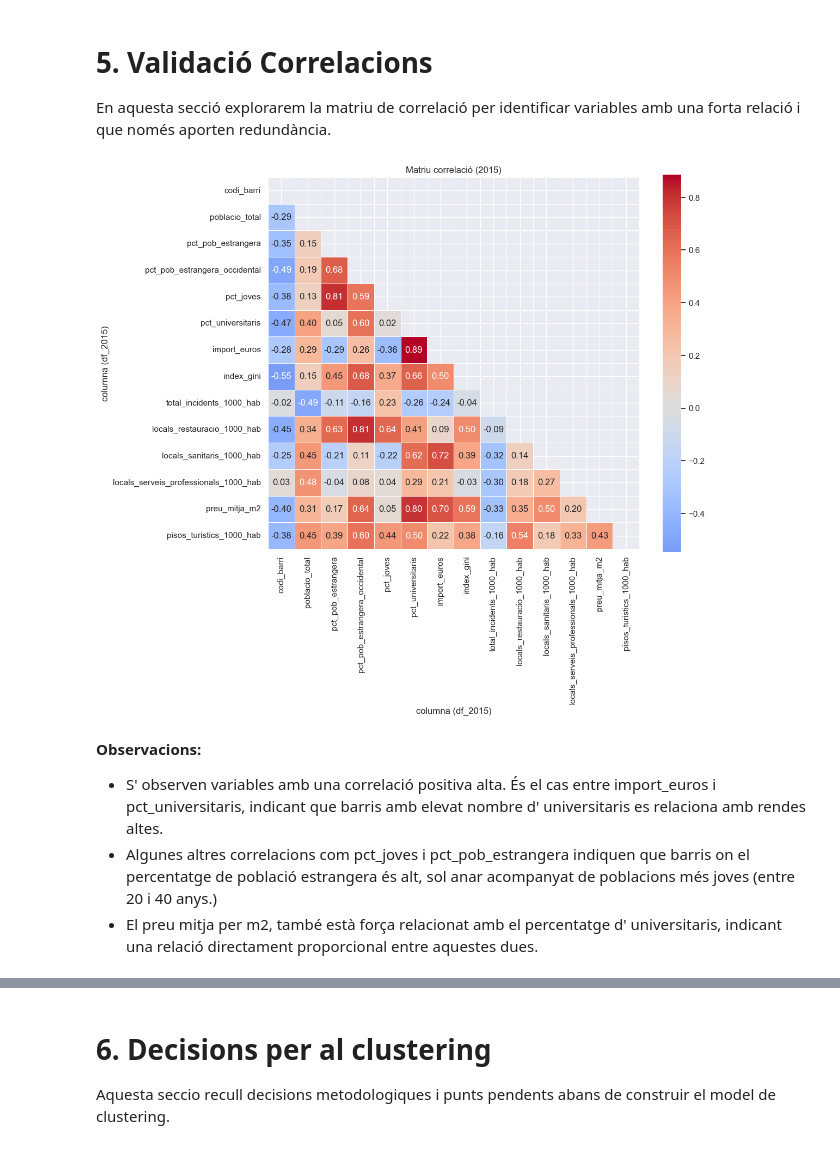
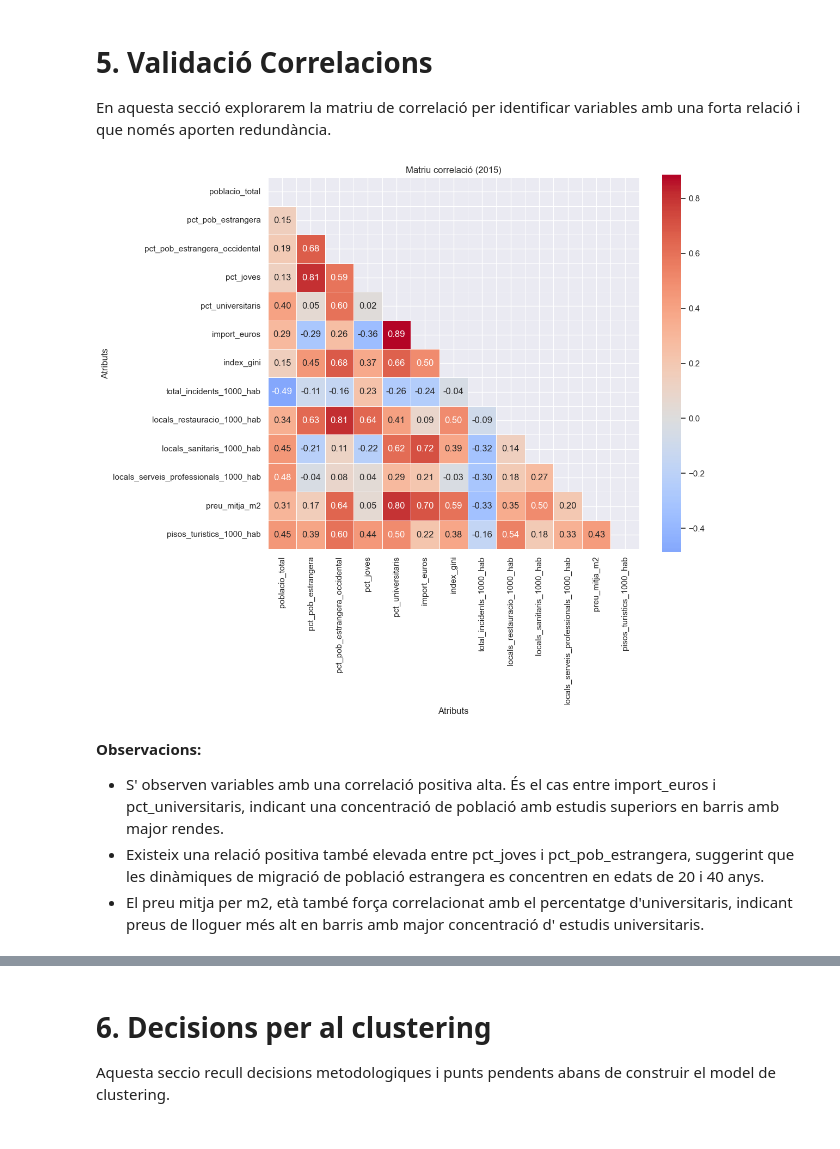
Before and after one commit to joseprau/tfm_gentrificacio_bcn, a Jupyter notebook: notebooks/eda.ipynb, the cells around one changed output, grey strips where cells are left out. Drawn from its saved outputs; the diff is of its cells as text; code cells hidden in the pictures.

Commit message:
update correlacions analisis

```diff
--- a/notebooks/eda.ipynb
+++ b/notebooks/eda.ipynb
@@ -147,16 +147,21 @@ def boxplots_validacio(df, titol, nom_fitxer):
     plt.show()
 
 
-def corr_plot(cor_matrix, titol, nom_fitxer):
+def corr_plot(df, titol, nom_fitxer):
     """
     Funció per mostrar de manera gràfica la matriu de correlació.
     """
+    cols = [c for c in df.columns if c!= 'codi_barri']
+
+    cor_matrix = df[cols].corr()
 
     mask = np.triu(np.ones_like(cor_matrix, dtype=bool))
 
     plt.figure(figsize=(11, 9))
     sns.heatmap(cor_matrix, mask = mask, annot=True, fmt=".2f", cmap='coolwarm', center=0,
             square=True, linewidths=.5)
+    plt.ylabel("Atributs")
+    plt.xlabel("Atributs")
     plt.title(titol)
     plt.savefig(RESULTS_DIR / nom_fitxer, dpi = 150, bbox_inches = 'tight')
     plt.show()
@@ -470,12 +475,12 @@ plt.show()
 # 5. Validació Correlacions
 En aquesta secció explorarem la matriu de correlació per identificar variables amb una forta relació i que només aporten redundància.
 # %%
-corr_plot(df_2015.corr(), "Matriu correlació (2015)", "correlacions_2015.png")
+corr_plot(df_2015, "Matriu correlació (2015)", "correlacions_2015.png")
 # %% [output]
-[figure, old version]
+[figure, new version]
 # %% [markdown]
 **Observacions:**
-- S' observen variables amb una correlació positiva alta. És el cas entre import_euros i pct_universitaris, indicant que barris amb elevat nombre d' universitaris es relaciona amb rendes altes.
-- Algunes altres correlacions com pct_joves i pct_pob_estrangera indiquen que barris on el percentatge de població estrangera és alt, sol anar acompanyat de poblacions més joves (entre 20 i 40 anys.)
-- El preu mitja per m2, també està força relacionat amb el percentatge d' universitaris, indicant una relació directament proporcional entre aquestes dues.
+- S' observen variables amb una correlació positiva alta. És el cas entre import_euros i pct_universitaris, indicant una concentració de població amb estudis superiors en barris amb major rendes.
+- Existeix una relació positiva també elevada entre pct_joves i pct_pob_estrangera, suggerint que les dinàmiques de migració de població estrangera es concentren en edats de 20 i 40 anys.
+- El preu mitja per m2, età també força correlacionat amb el percentatge d'universitaris, indicant preus de lloguer més alt en barris amb major concentració d' estudis universitaris.
 # %%
```
Also changed, not shown: parts of 5 cells of this notebook, 4 other files.
